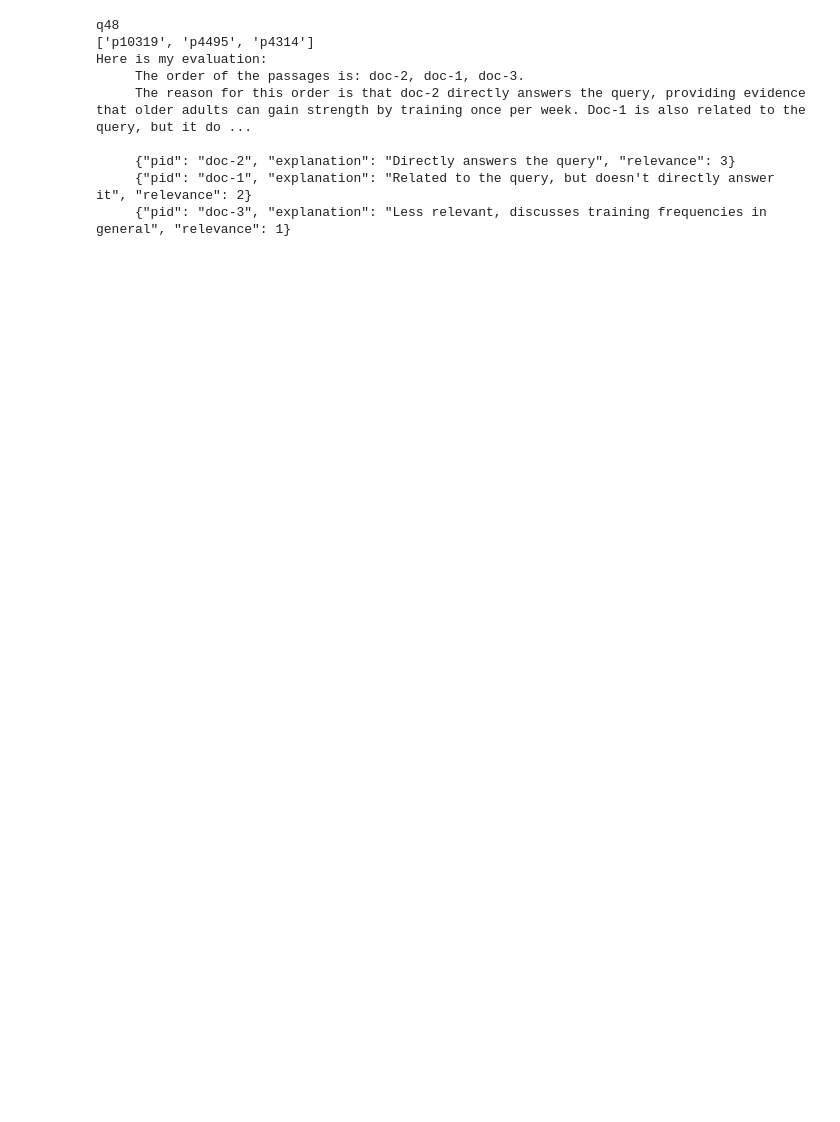
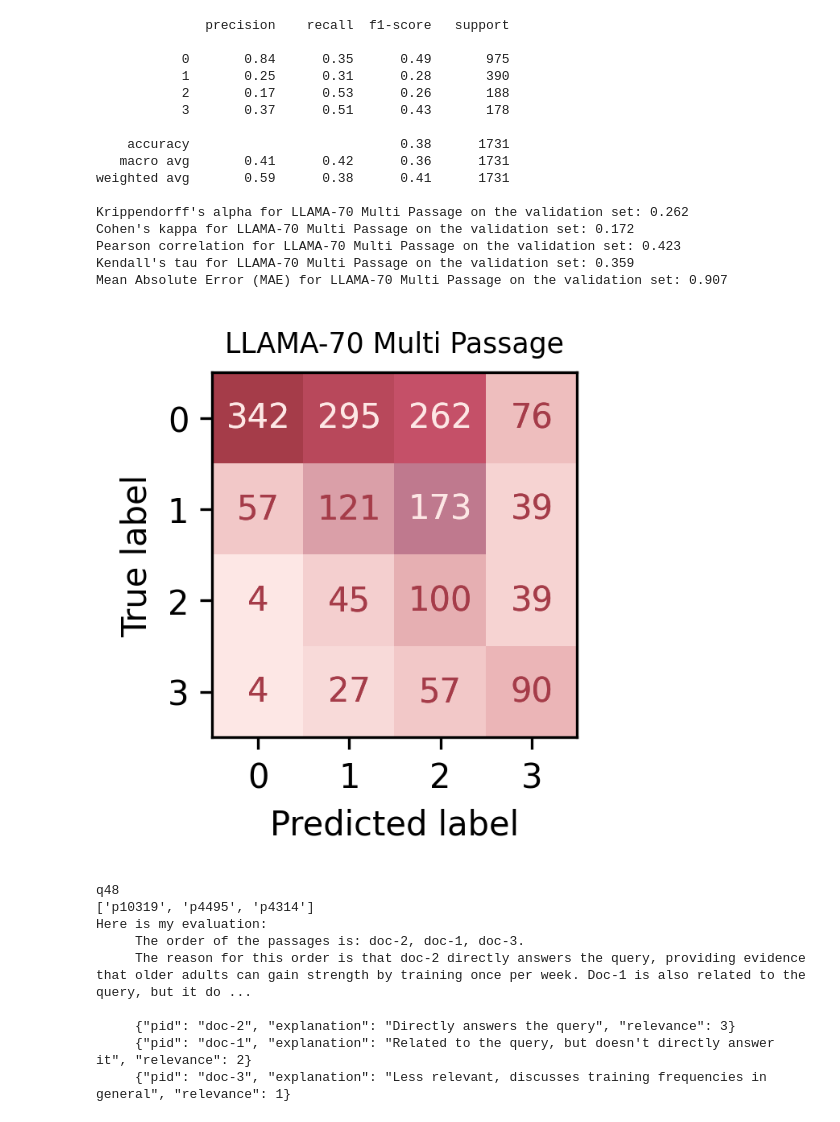
Before and after one commit to Zendelo/LLM-Relevance, a Jupyter notebook: Parsing.ipynb, the cells around one changed output. Drawn from its saved outputs; the diff is of its cells as text; code cells hidden in the pictures; blank space fills up the shorter version.

```diff
--- a/Parsing.ipynb
+++ b/Parsing.ipynb
@@ -86 +113,21 @@ def read_predictions_df(file_path, val_qrel_df, rsplit=False) -> pd.DataFrame:
+# %%
+eval_predictions(mult_llama70, 'LLAMA-70 Multi Passage', true_col='relevance', predicted_col='prediction')
+# %% [output]
+              precision    recall  f1-score   support
+
+           0       0.84      0.35      0.49       975
+           1       0.25      0.31      0.28       390
+           2       0.17      0.53      0.26       188
+           3       0.37      0.51      0.43       178
+
+    accuracy                           0.38      1731
+   macro avg       0.41      0.42      0.36      1731
+weighted avg       0.59      0.38      0.41      1731
+
+Krippendorff's alpha for LLAMA-70 Multi Passage on the validation set: 0.262
+Cohen's kappa for LLAMA-70 Multi Passage on the validation set: 0.172
+Pearson correlation for LLAMA-70 Multi Passage on the validation set: 0.423
+Kendall's tau for LLAMA-70 Multi Passage on the validation set: 0.359
+Mean Absolute Error (MAE) for LLAMA-70 Multi Passage on the validation set: 0.907
+[figure, added]
 # %%
```
Also changed, not shown: parts of 17 cells of this notebook, 40 other files.
